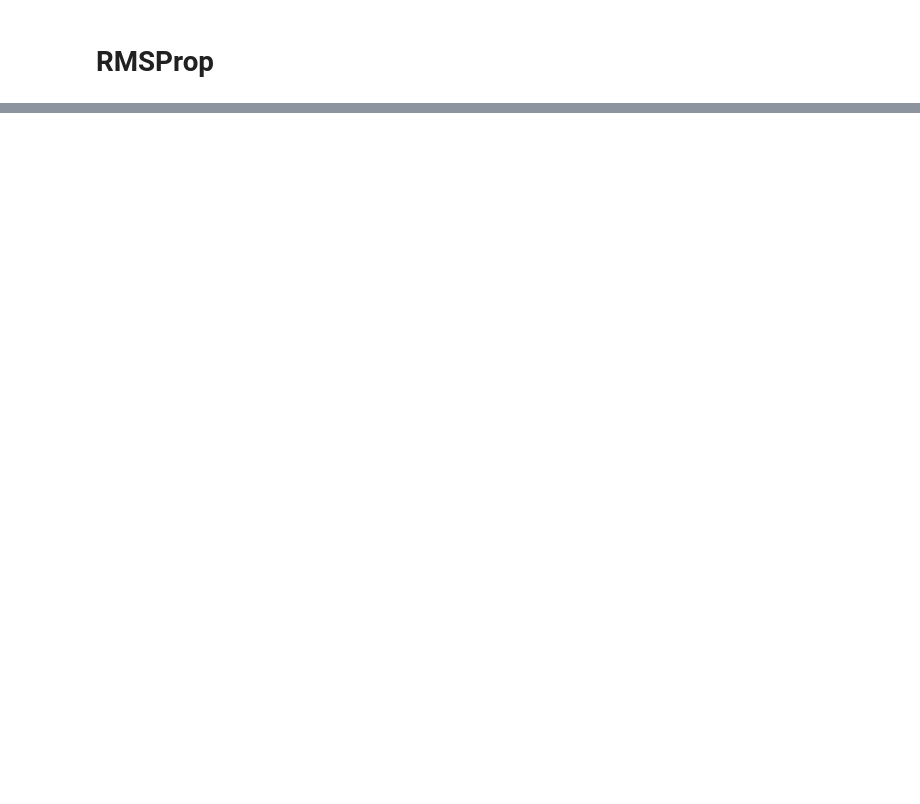
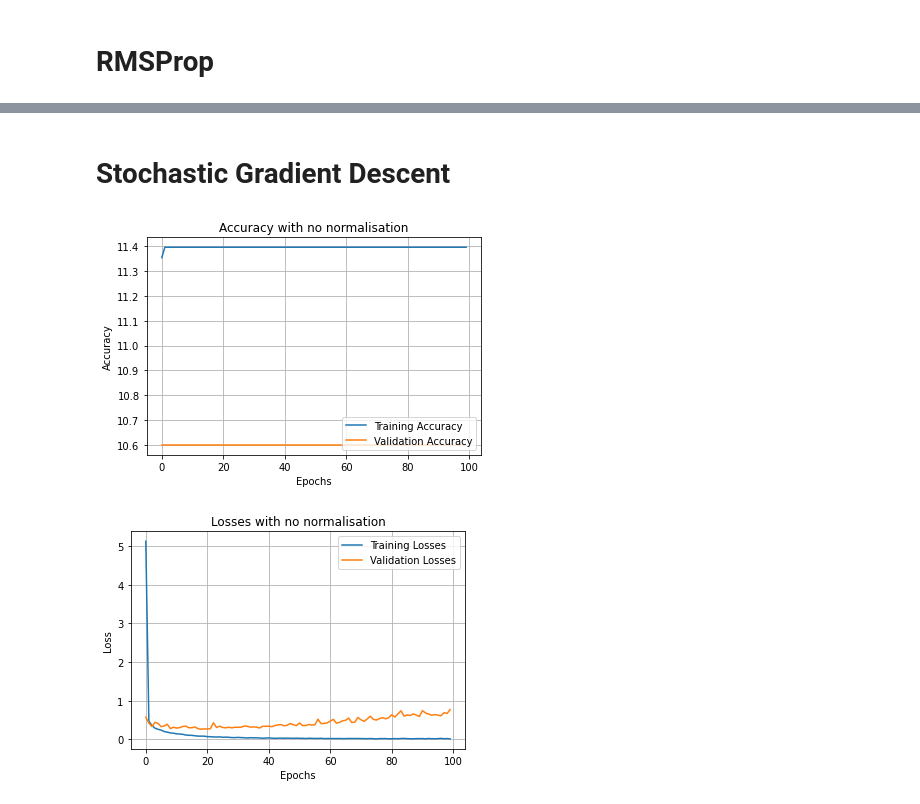
Before and after one commit to mylo19/Computanional-Intellince, a Jupyter notebook: mpl-mnist.ipynb, the cells around one changed output, grey strips where cells are left out. Cells and saved outputs as stored; diff of their text form; code cells hidden in the pictures; blank space fills up the shorter version.

```diff
--- a/mpl-mnist.ipynb
+++ b/mpl-mnist.ipynb
@@ -198,0 +154,47 @@ Time passed -> 72.64674782752991
+# %% [markdown]
+# Stochastic Gradient Descent
+# %%
+# hyperparameters
+batch_size = 256
+learning_rate = 0.01
+mean_weight = 10
+
+# model setting
+model_sgd = Sequential()
+model_sgd.add(Flatten(input_shape=input_shape))
+model_sgd.add(Dense(neurons_first_layer, activation='relu', kernel_initializer=RandomNormal(mean=mean_weight)))
+model_sgd.add(Dense(neurons_second_layer, activation='relu', kernel_initializer=RandomNormal(mean=mean_weight)))
+model_sgd.add(Dense(neurons_output, activation='softmax', kernel_initializer=RandomNormal(mean=mean_weight)))
+model_sgd.compile(optimizer=tf.keras.optimizers.SGD(learning_rate=learning_rate),
+               loss=tf.keras.losses.CategoricalCrossentropy(),
+               metrics=[tf.keras.metrics.CategoricalAccuracy()])
+fit_model_sgd = model_sgd.fit(x_train, y_train, batch_size=batch_size, epochs=epochs, validation_data=(x_validation, y_validation), verbose=0)
+
+train_accuracy = [fit_model_sgd.history['categorical_accuracy'][i] * 100 for i in range(100)]
+validation_accuracy = [fit_model_sgd.history['val_categorical_accuracy'][i] * 100 for i in range(100)]
+
+plt.plot(train_accuracy)
+plt.plot(validation_accuracy)
+
+plt.title('Accuracy with no normalisation')
+plt.xlabel('Epochs')
+plt.ylabel('Accuracy')
+plt.legend(['Training Accuracy', 'Validation Accuracy'], loc='lower right')
+plt.grid()
+plt.show()
+
+train_loss = fit_model_sgd.history['loss']
+validation_loss = fit_model_sgd.history['val_loss']
+
+plt.plot(train_loss)
+plt.plot(validation_loss)
+
+plt.title('Losses with no normalisation')
+plt.xlabel('Epochs')
+plt.ylabel('Loss')
+plt.legend(['Training Losses', 'Validation Losses'], loc='upper right')
+plt.grid()
+plt.show()
+# %% [output]
+[figure, added]
+[figure, added]
```
Also changed, not shown: parts of 11 cells of this notebook.
